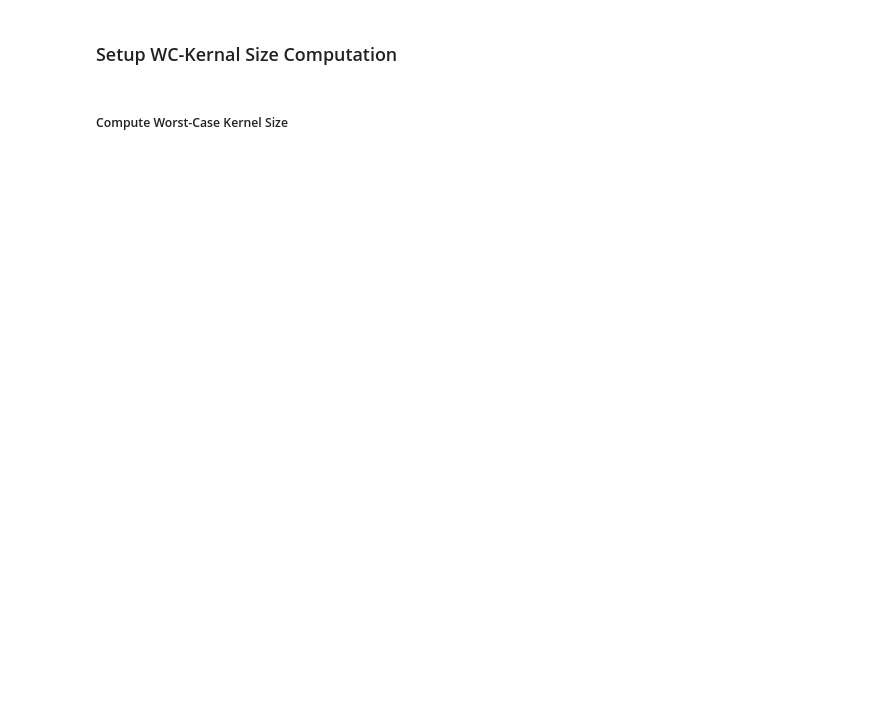
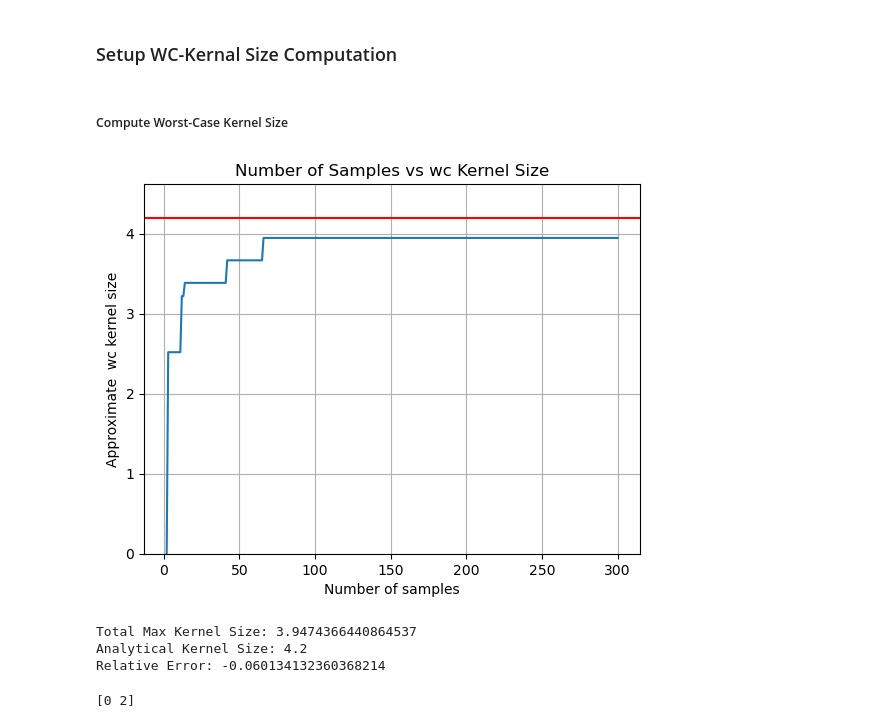
Before and after one commit to nm19000/AccuracyBounds, a Jupyter notebook: examples/example_001.ipynb, the cells around one changed output. Cells and saved outputs as stored; diff of their text form; code cells hidden in the pictures; blank space fills up the shorter version.

Commit message:
updated test notebook to compare computation with and without symmetry assumption on problem where the kernel sizes are analytically computed

```diff
--- a/examples/example_001.ipynb
+++ b/examples/example_001.ipynb
@@ -46,8 +47,10 @@ wc_kernel_size_analytical = 2*radius+2*epsilon
 av_kernel_size_analytical = np.power((radius+epsilon),1/3)
 
 # Distance measure
+p_1=2
+p_2=2
+# Kernel Size order
 p=2
-q=2
 
 input_data = apply_forwardmodel(A, target_data)
 # %%
@@ -66,0 +67,26 @@ plot_wckersize_conv(wc_kersize_final, wc_kersizes, wc_kernel_size_analytical, ma
+# %%
+# Step 1: Compute feasible sets from the linear forward model and data:
+feasible_sets_list = []
+for y in input_data[:input_target_pairs]:
+ feas_set_y = compute_feasible_set_linear_forwardmodel(A, y, target_data[:input_target_pairs], p_2, epsilon)
+ feasible_sets_list.append(feas_set_y)
+# %%
+# Step 2: Compute worst-case kernel sizes:
+worstcase_kersize = worstcase_kernelsize(feasible_sets_list, p_1, p)
+
+worstcase_kersize_list = []
+for k in range(0,max_k-1):
+    worstcase_kersize =  worstcase_kernelsize(feasible_sets_list[:k], p_1, p)
+    worstcase_kersize_list.append(worstcase_kersize)
+
+plot_wckersize_conv(worstcase_kersize, worstcase_kersize_list, wc_kernel_size_analytical, max_k)
+# %% [output]
+[figure, added]
+Total Max Kernel Size: 3.9474366440864537
+Analytical Kernel Size: 4.2
+Relative Error: -0.060134132360368214
+# %%
+x = np.array([0, 2, 4, 5])
+print(x[0:2])
+# %% [output]
+[0 2]
```
Also changed, not shown: parts of 7 cells of this notebook.
